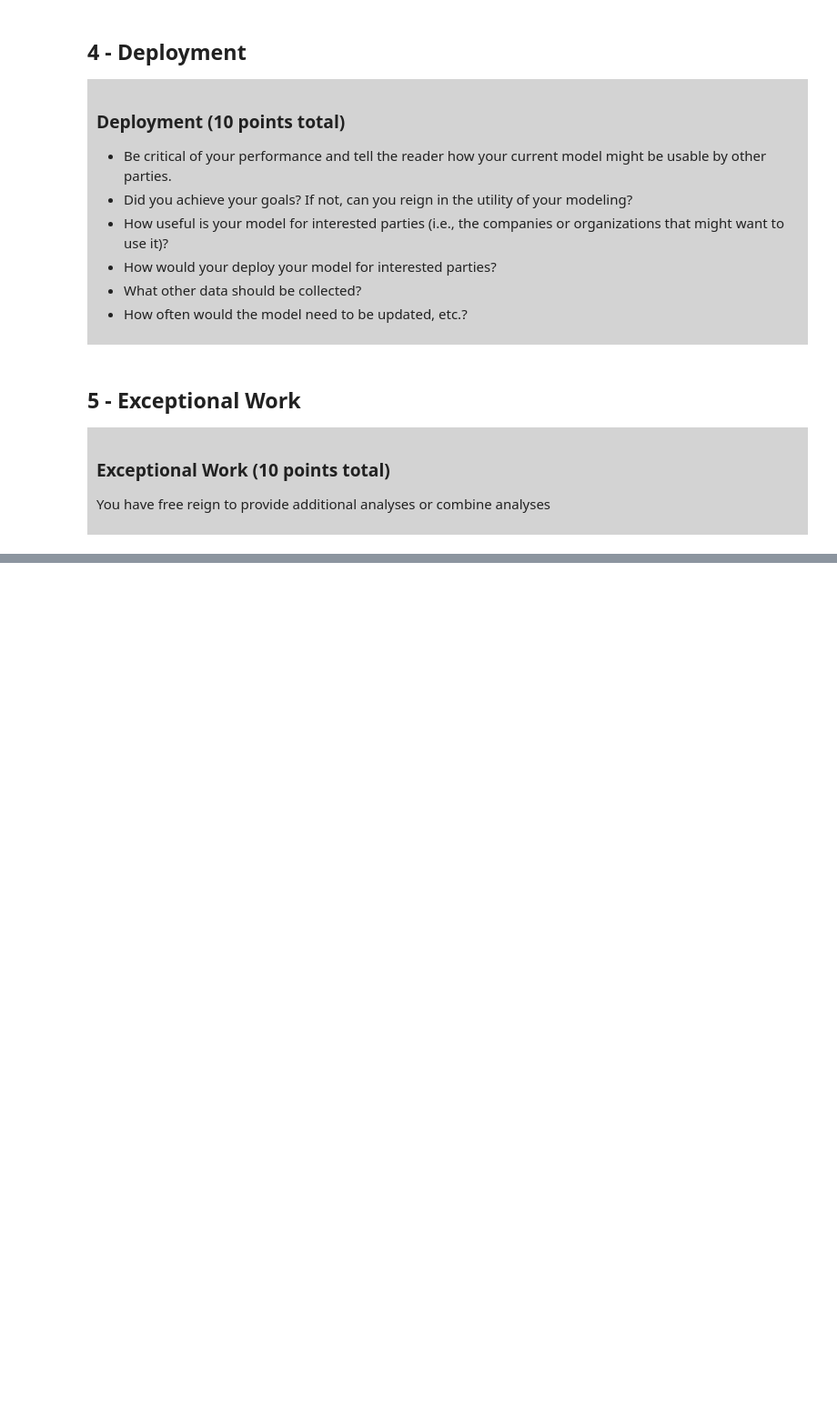
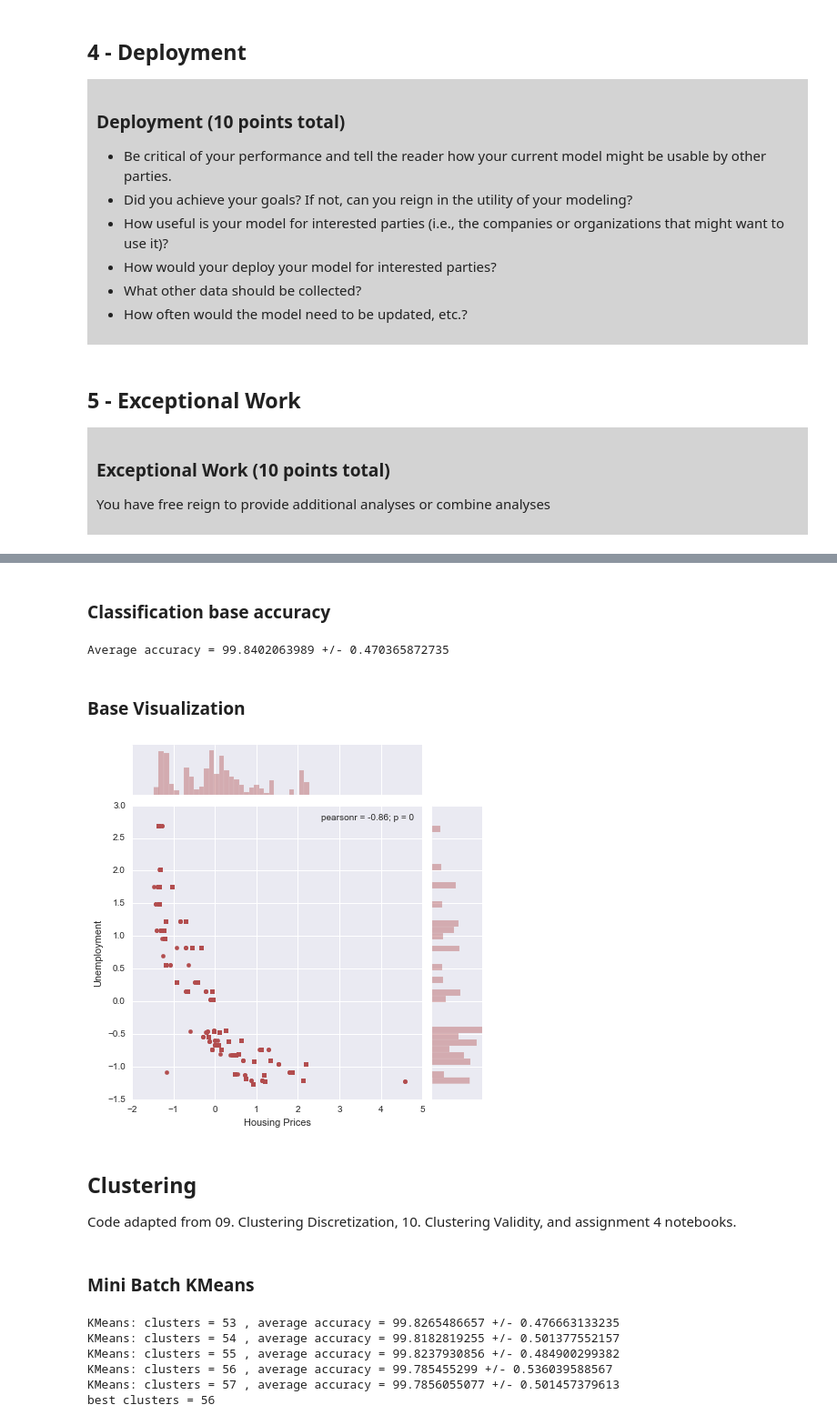
Before and after one commit to elkinst65/MSDS7331_Project3_DC, a Jupyter notebook: MSDS7331 DC Crime 2015 Lab 3.ipynb, the cells around one changed output, grey strips where cells are left out. Shown at 91% size. Cells and saved outputs as stored; diff of their text form; code cells hidden in the pictures; blank space fills up the shorter version.

```diff
--- a/MSDS7331 DC Crime 2015 Lab 3.ipynb
+++ b/MSDS7331 DC Crime 2015 Lab 3.ipynb
@@ -185,0 +730,33 @@ memory usage: 4.1+ KB
+# %% [markdown]
+### Classification base accuracy
+# %%
+# leveraging concept from 06 Classification notebook
+yhat = np.zeros(y.shape)
+
+# classifier
+clf = RandomForestClassifier(n_estimators=200,
+                             n_jobs=-1, class_weight='balanced')
+
+skf = StratifiedKFold(n_splits=10, random_state=0)
+
+acc = cross_val_score(clf, X=X_transformed, y=y, cv=skf)
+
+print('Average accuracy =', acc.mean()*100, '+/-', acc.std()*100)
+# %% [output]
+Average accuracy = 99.8402063989 +/- 0.470365872735
+# %% [markdown]
+### Base Visualization
+# %%
+sns.set_palette("Set1", 8, .5)
+
+X1 = X_transformed
+
+ax = sns.jointplot(x=X1[:, 0], y=X1[:, 1])
+ax.set_axis_labels(xlabel='Housing Prices', ylabel='Unemployment')
+plt.show()
+# %% [output]
+[figure, added]
+# %% [markdown]
+## Clustering
+
+Code adapted from 09. Clustering Discretization, 10. Clustering Validity, and assignment 4 notebooks.
@@ -185,0 +794,24 @@ memory usage: 4.1+ KB
+# %% [markdown]
+### Mini Batch KMeans
+# %%
+from sklearn.cluster import MiniBatchKMeans
+
+kmeans_best_result = {'acc':0, 'clusters':0}
+for clusters in range(53, 58):
+    cls = MiniBatchKMeans(n_clusters=clusters, init='k-means++', random_state=1)
+    cls.fit(X_transformed)
+    X_new = pd.get_dummies(cls.labels_)
+
+    acc = cross_val_score(clf, X=X_new, y=y, cv=skf)
+
+    mean, std = store_best_result(kmeans_best_result, acc, {'clusters':clusters})
+    print('KMeans: clusters =',  clusters, ', average accuracy =', mean, '+/-', std)
+
+print('best clusters =', kmeans_best_result['clusters'])
+# %% [output]
+KMeans: clusters = 53 , average accuracy = 99.8265486657 +/- 0.476663133235
+KMeans: clusters = 54 , average accuracy = 99.8182819255 +/- 0.501377552157
+KMeans: clusters = 55 , average accuracy = 99.8237930856 +/- 0.484900299382
+KMeans: clusters = 56 , average accuracy = 99.785455299 +/- 0.536039588567
+KMeans: clusters = 57 , average accuracy = 99.7856055077 +/- 0.501457379613
+best clusters = 56
```
Also changed, not shown: parts of 29 cells of this notebook.
